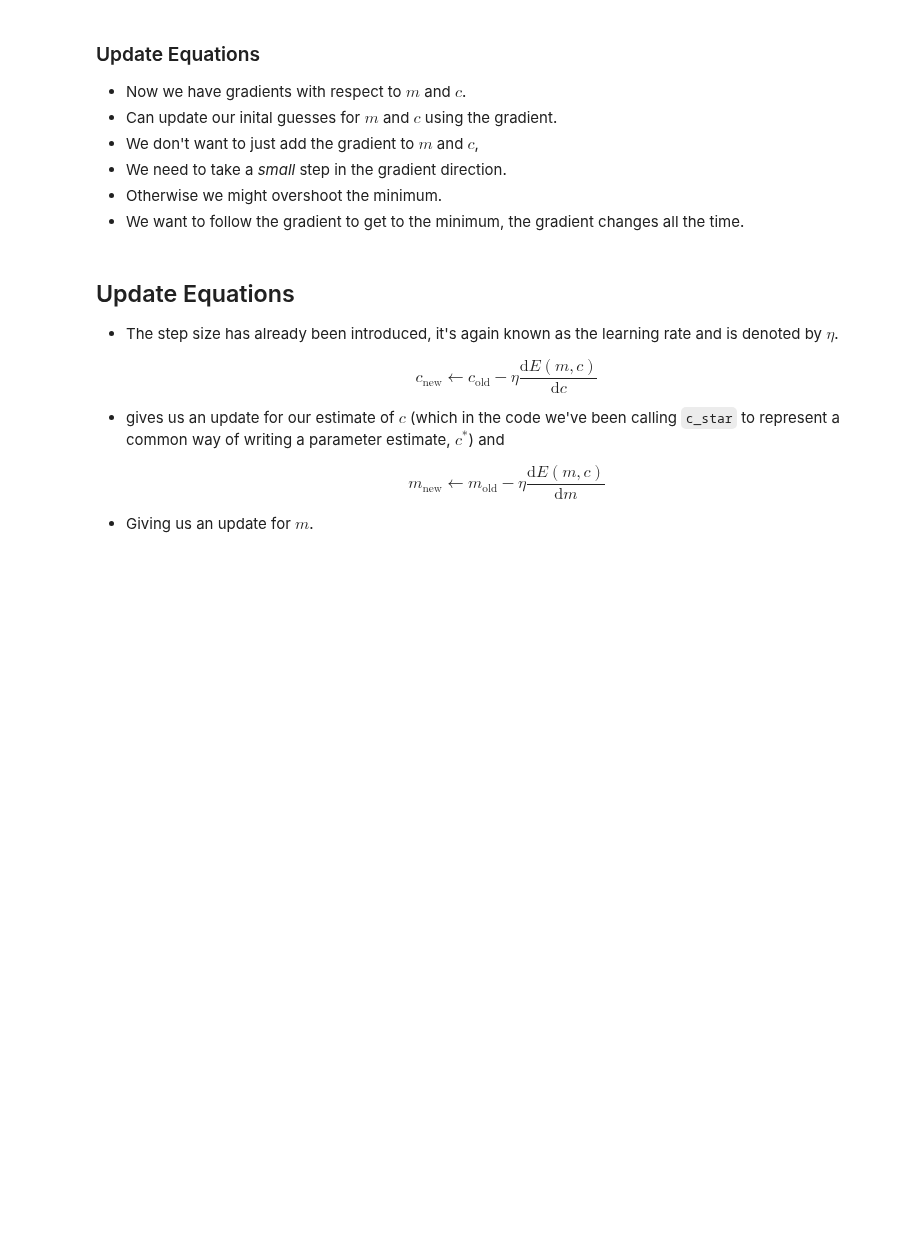
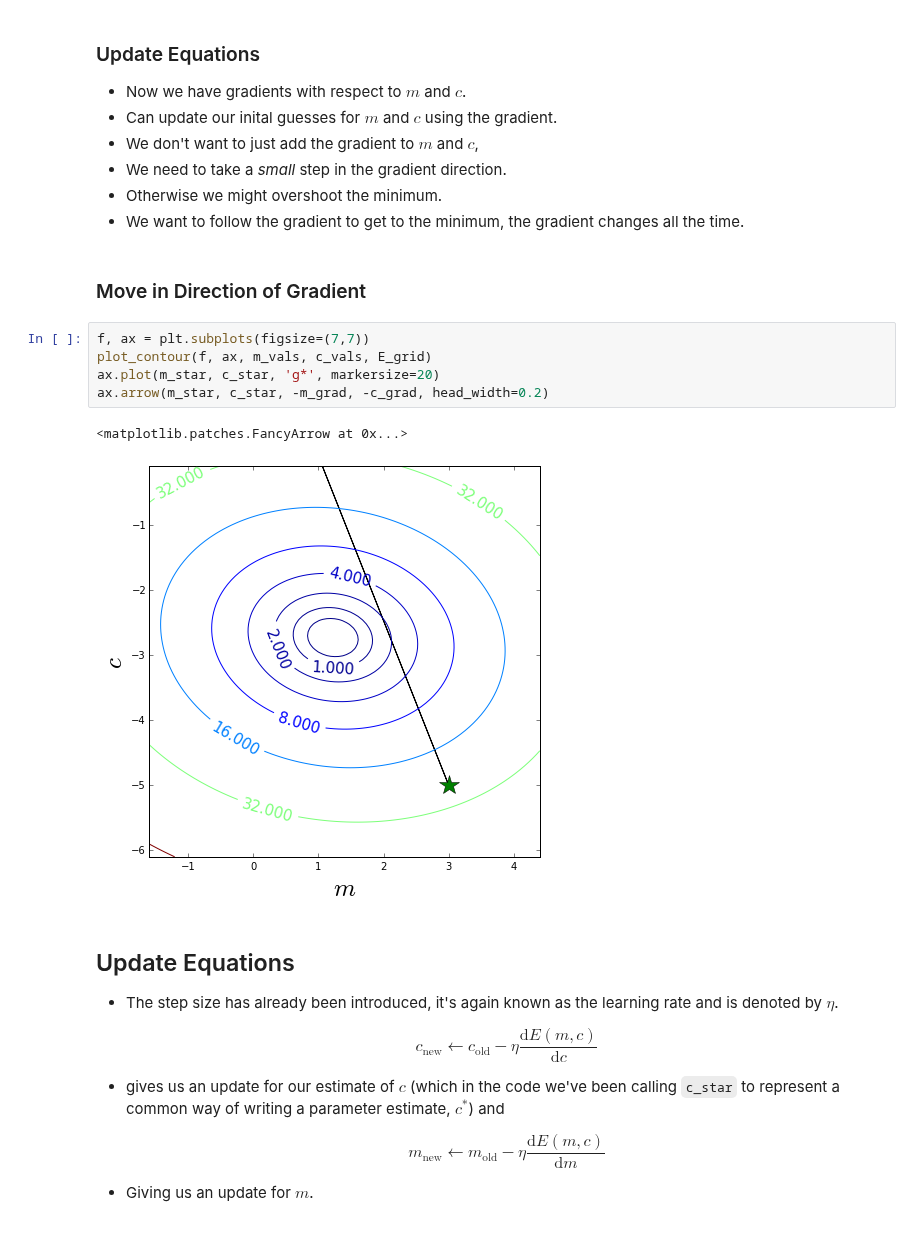
Before and after one commit to lawrennd/mlai2015, a Jupyter notebook: w2_objective.ipynb, the cells around one changed output. Saved outputs shown, nothing was run; the diff lists cells and outputs as text; blank space fills up the shorter version.

```diff
--- a/w2_objective.ipynb
+++ b/w2_objective.ipynb
@@ -378,6 +330,16 @@ print("Gradient with respect to m is ", m_grad)
 - We need to take a *small* step in the gradient direction.
 - Otherwise we might overshoot the minimum.
 - We want to follow the gradient to get to the minimum, the gradient changes all the time.
+# %% [markdown]
+### Move in Direction of Gradient
+# %%
+f, ax = plt.subplots(figsize=(7,7))
+plot_contour(f, ax, m_vals, c_vals, E_grid)
+ax.plot(m_star, c_star, 'g*', markersize=20)
+ax.arrow(m_star, c_star, -m_grad, -c_grad, head_width=0.2)
+# %% [output]
+<matplotlib.patches.FancyArrow at 0x...>
+[figure, added]
 # %% [markdown]
 ## Update Equations
 
```
Also changed, not shown: parts of 19 cells of this notebook, 1 other file.
